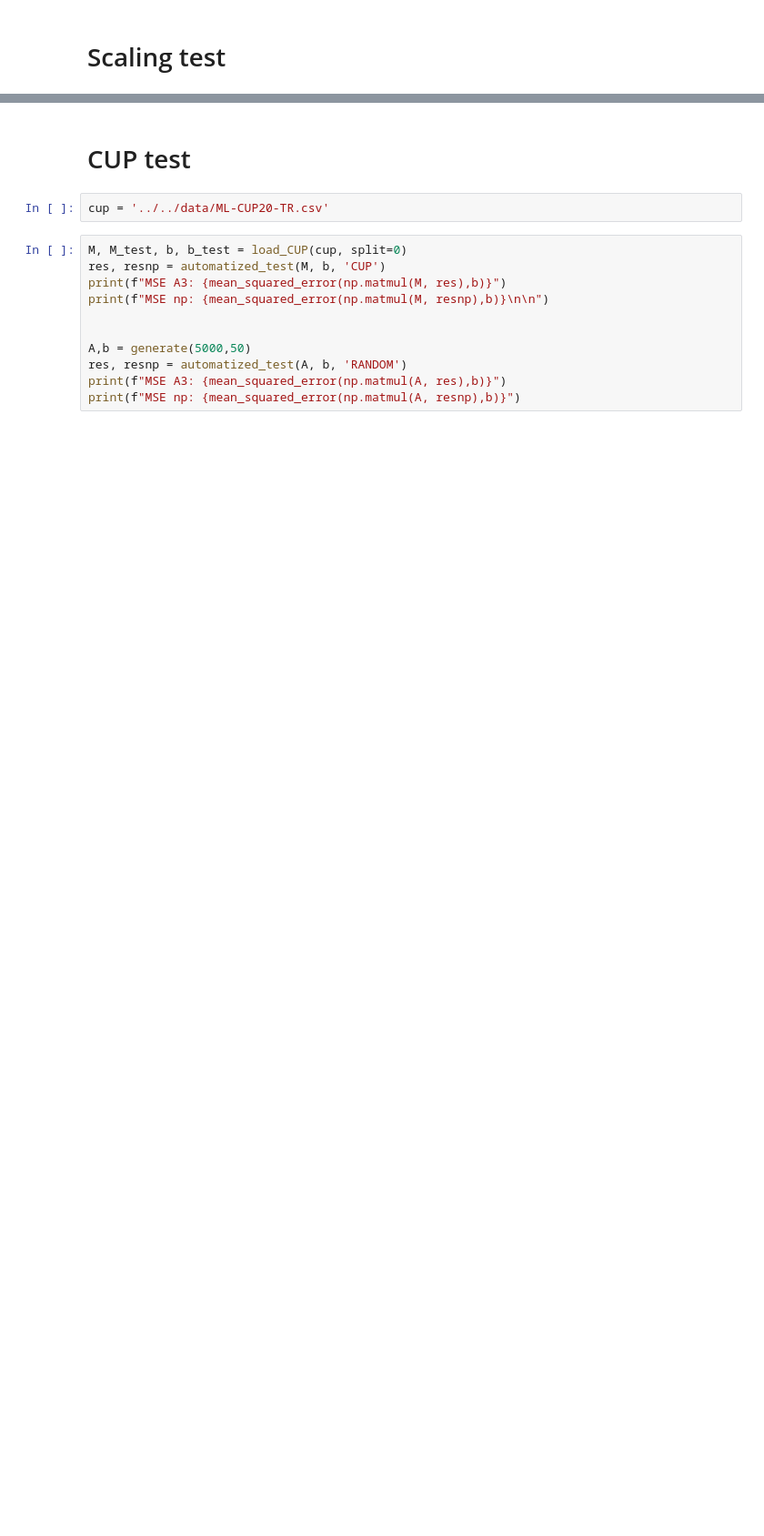
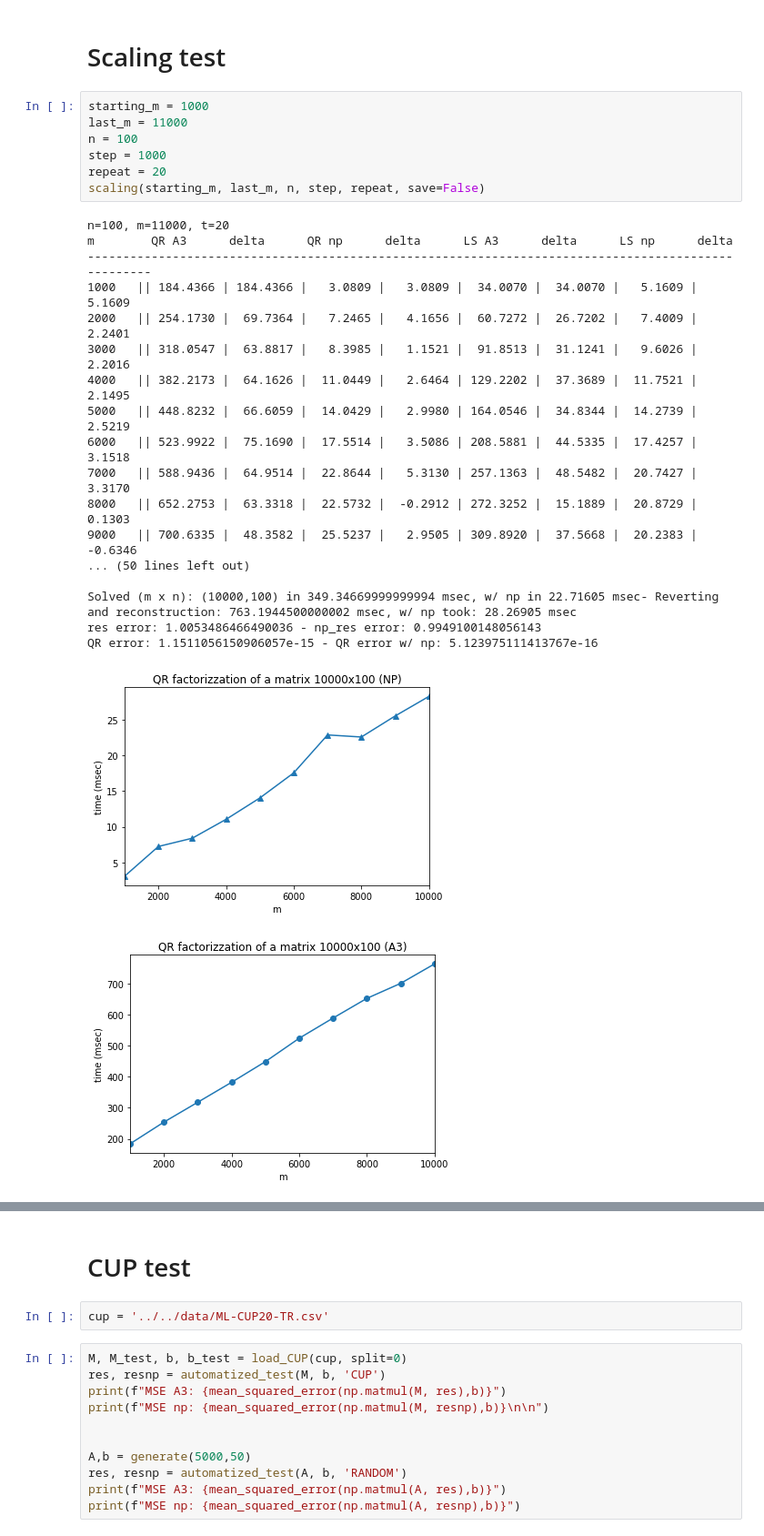
Before and after one commit to Ulferin/CM, a Jupyter notebook: src/LS/plots_QR.ipynb, the cells around one changed output, grey strips where cells are left out. Shown: that part at 91% size. Saved outputs shown, nothing was run; the diff lists cells and outputs as text; blank space fills up the shorter version.

```diff
--- a/src/LS/plots_QR.ipynb
+++ b/src/LS/plots_QR.ipynb
@@ -257,3 +257,30 @@ def automatized_test(M, b, test_type):
     return res, resnp
 # %% [markdown]
 # Scaling test
+# %%
+starting_m = 1000
+last_m = 11000
+n = 100
+step = 1000
+repeat = 20
+scaling(starting_m, last_m, n, step, repeat, save=False)
+# %% [output]
+n=100, m=11000, t=20
+m        QR A3      delta      QR np      delta      LS A3      delta      LS np      delta
+----------------------------------------------------------------------------------------------------
+1000   || 184.4366 | 184.4366 |   3.0809 |   3.0809 |  34.0070 |  34.0070 |   5.1609 |   5.1609
+2000   || 254.1730 |  69.7364 |   7.2465 |   4.1656 |  60.7272 |  26.7202 |   7.4009 |   2.2401
+3000   || 318.0547 |  63.8817 |   8.3985 |   1.1521 |  91.8513 |  31.1241 |   9.6026 |   2.2016
+4000   || 382.2173 |  64.1626 |  11.0449 |   2.6464 | 129.2202 |  37.3689 |  11.7521 |   2.1495
+5000   || 448.8232 |  66.6059 |  14.0429 |   2.9980 | 164.0546 |  34.8344 |  14.2739 |   2.5219
+6000   || 523.9922 |  75.1690 |  17.5514 |   3.5086 | 208.5881 |  44.5335 |  17.4257 |   3.1518
+7000   || 588.9436 |  64.9514 |  22.8644 |   5.3130 | 257.1363 |  48.5482 |  20.7427 |   3.3170
+8000   || 652.2753 |  63.3318 |  22.5732 |  -0.2912 | 272.3252 |  15.1889 |  20.8729 |   0.1303
+9000   || 700.6335 |  48.3582 |  25.5237 |   2.9505 | 309.8920 |  37.5668 |  20.2383 |  -0.6346
+... (50 lines left out)
+
+Solved (m x n): (10000,100) in 349.34669999999994 msec, w/ np in 22.71605 msec- Reverting and reconstruction: 763.1944500000002 msec, w/ np took: 28.26905 msec
+res error: 1.0053486466490036 - np_res error: 0.9949100148056143
+QR error: 1.1511056150906057e-15 - QR error w/ np: 5.123975111413767e-16
+[figure, added]
+[figure, added]
```
Also changed, not shown: parts of 5 cells of this notebook.
